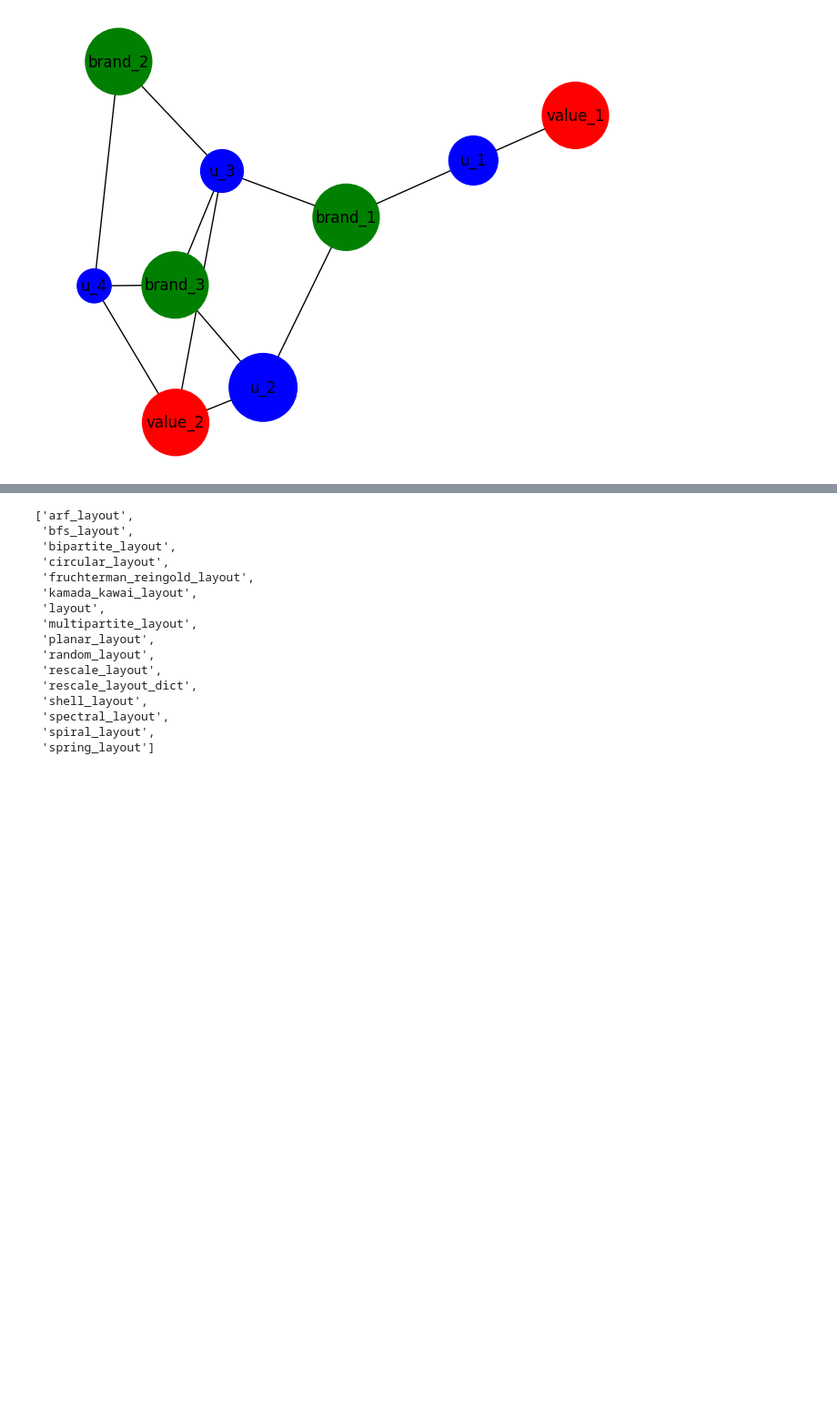
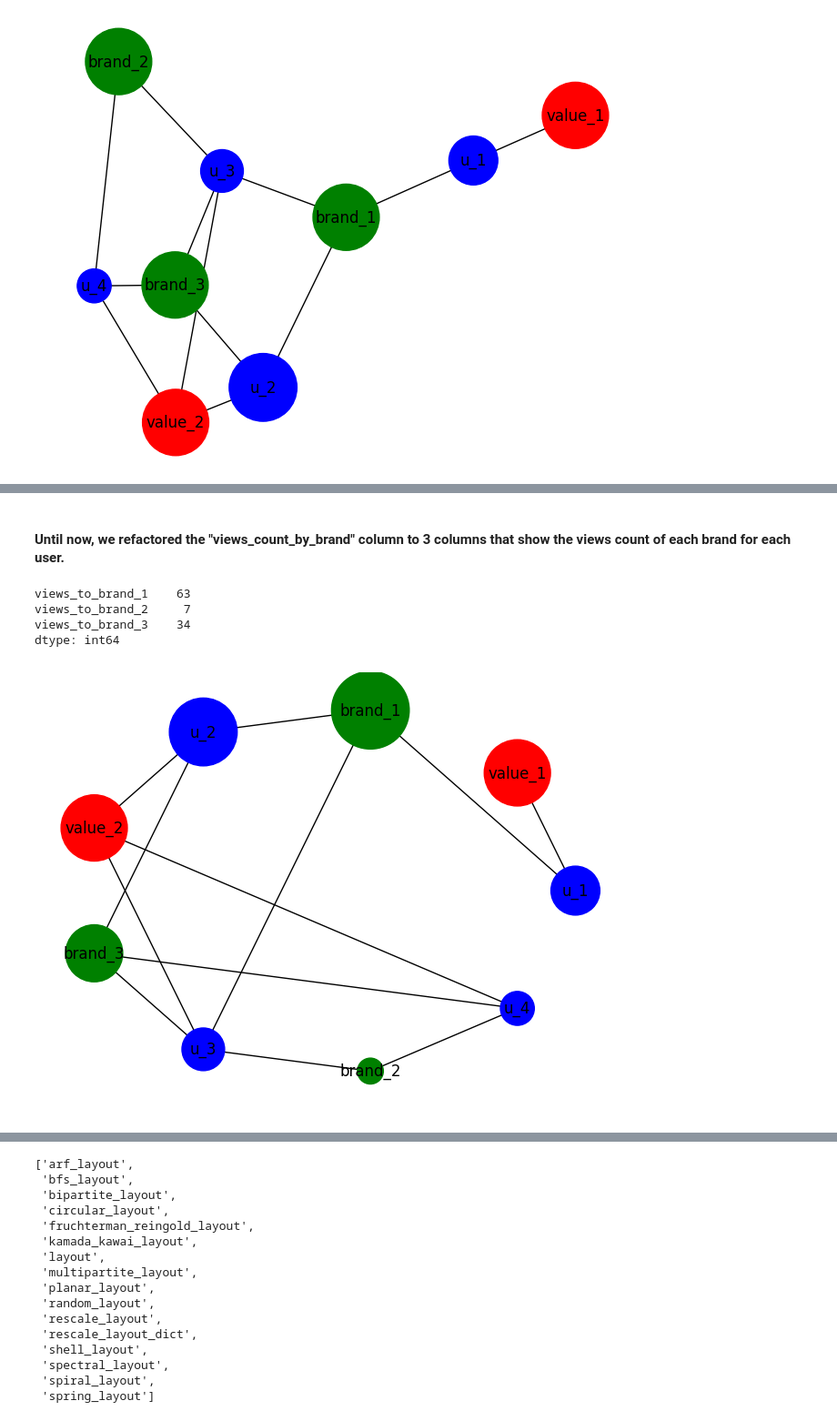
Before and after one commit to argythana/uoa_py_course, a Jupyter notebook: lectures_07_12_pandas_scikit/lecture_08_EDA_plots/r4m_network_graphs/network_graphs_tutorial.ipynb, the cells around one changed output, grey strips where cells are left out. Shown at 91% size. Cells and saved outputs as stored; diff of their text form; code cells hidden in the pictures; blank space fills up the shorter version.

Commit message:
Update tutorial with line thickness and brand node size.

```diff
--- a/lectures_07_12_pandas_scikit/lecture_08_EDA_plots/r4m_network_graphs/network_graphs_tutorial.ipynb
+++ b/lectures_07_12_pandas_scikit/lecture_08_EDA_plots/r4m_network_graphs/network_graphs_tutorial.ipynb
@@ -463,0 +496,7 @@ plt.show()
+# %%
+# Add 3 columns to the dataframe and remove views_count_by_brand
+# df_6 = df_6.join(pd.DataFrame(df_6.pop('views_count_by_brand').tolist()))
+
+# Add 3 columns to the dataframe that show the views count of each brand for each user
+df_6 = pd.concat([df_6, pd.DataFrame(df_6['views_count_by_brand'].tolist())], axis=1)
+df_6
@@ -463,0 +509,4 @@ plt.show()
+# %%
+# Set brand columns to integers and fill NaN values with 0
+df_6[["brand_1", "brand_2", "brand_3"]] = df_6[["brand_1", "brand_2", "brand_3"]].fillna(0).astype(int)
+df_6
@@ -463,0 +519,4 @@ plt.show()
+# %%
+# add prefix "views_to_" to all brand columns
+df_6 = df_6.rename(columns=lambda x: f"views_to_{x}" if x.startswith("brand") else x)
+df_6
@@ -463,0 +529,51 @@ plt.show()
+# %% [markdown]
+#### Until now, we refactored the "views_count_by_brand" column to 3 columns that show the views count of each brand for each user.
+# %%
+# Calculate total views to each brand
+total_views_to_brand = df_6[["views_to_brand_1", "views_to_brand_2", "views_to_brand_3"]].sum()
+total_views_to_brand
+# %% [output]
+views_to_brand_1    63
+views_to_brand_2     7
+views_to_brand_3    34
+dtype: int64
+# %%
+# Graph with adjusted brand node size
+G_6 = nx.Graph()
+
+for _, row in df_6.iterrows():
+    for brand in row['viewed_brand']:
+        G_6.add_edge(row['user_id'], row['feature'])
+        G_6.add_edge(row['user_id'], brand)
+
+# Assign colors
+assign_color = lambda node: 'green' if node.startswith('brand') else (
+    'red' if node.startswith('value') else 'blue'
+)
+node_colors = [assign_color(node) for node in G_6.nodes()]
+
+# set layout
+pos = nx.circular_layout(G_6)
+
+# Calculate and map total views to each brand
+total_views_to_brand = df_6[["views_to_brand_1", "views_to_brand_2", "views_to_brand_3"]].sum().to_dict()
+
+# Map brands to total_views_to_brand
+total_views_to_brand_dict = {f"brand_{i+1}": total_views_to_brand[f"views_to_brand_{i+1}"] for i in range(len(total_views_to_brand))}
+
+# Map user_id to total_views_of_user
+total_views_of_user_dict = dict(zip(data_6["user_id"], data_6["total_views_of_user"]))
+
+# Generate node_sizes list
+node_sizes = [
+    total_views_of_user_dict[node] * 60 if node in total_views_of_user_dict else
+    total_views_to_brand_dict[node] * 60 if node in total_views_to_brand_dict else
+    2750
+    for node in G_6.nodes()
+]
+
+# Draw plot
+nx.draw(G_6, pos=pos, with_labels=True, node_size=node_sizes, node_color=node_colors)
+plt.show()
+# %% [output]
+[figure, added]
```
Also changed, not shown: parts of 16 cells of this notebook, 1 other file.
